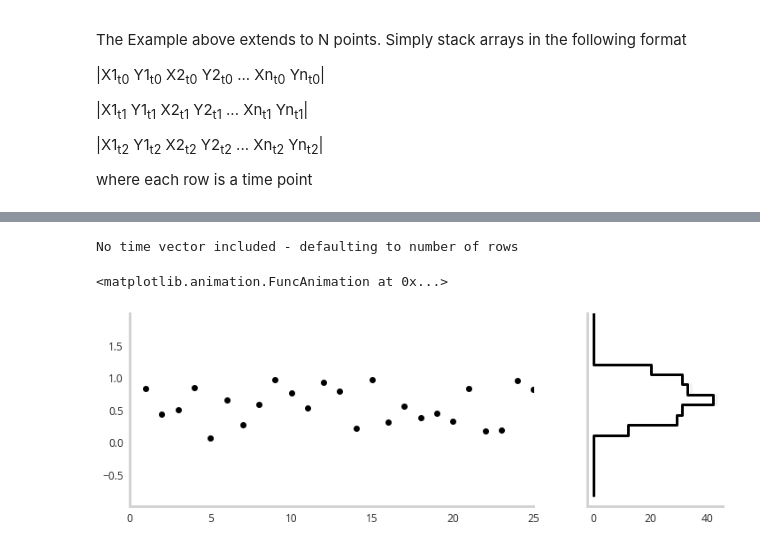
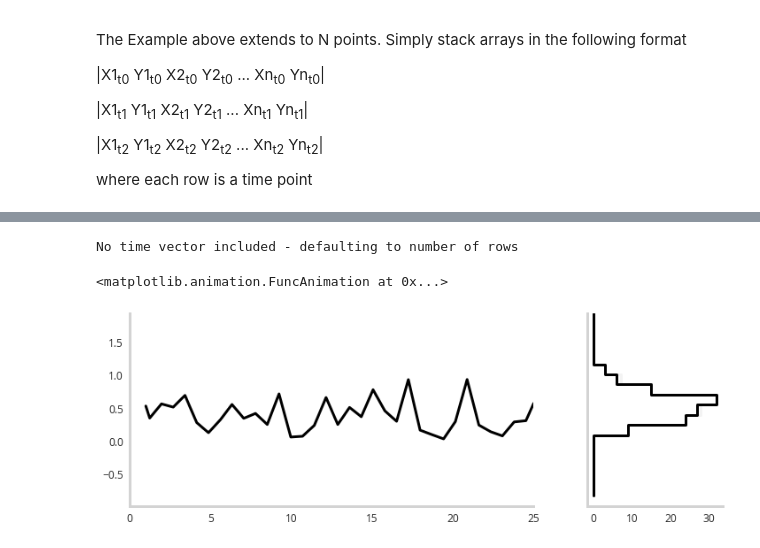
Before and after one commit to NicholasARossi/Easing-Animations-with-Python, a Jupyter notebook: animation_playground.ipynb, the cells around one changed output, grey strips where cells are left out. Saved outputs shown, nothing was run; the diff lists cells and outputs as text; code cells hidden in the pictures.

```diff
--- a/animation_playground.ipynb
+++ b/animation_playground.ipynb
@@ -1,10 +1,7 @@
 # %%
 %load_ext autoreload
 %autoreload 2
-
-
 import numpy as np
 import easing as easing
 import pandas as pd
 import matplotlib.pyplot as plt
-plt.style.use('rossidata')
@@ -117,8 +154,10 @@ No time vector included - defaulting to number of rows
 # %%
-# normal distribution plot without interpolation
-data = np.random.rand(200,1)
-easing.Eased(data).timeseries_animation(starting_pos = 25,speed=10,norm_hist=False)
+# adding linear interpolation to plot
+
+data=np.random.rand(40,1)
+
+easing.Eased(data).timeseries_animation(starting_pos = 25,interp_freq=3,n=1,speed=10,norm_hist=False,plot_kws={'linestyle':'-','marker':None})
 # %% [output]
 No time vector included - defaulting to number of rows
 <matplotlib.animation.FuncAnimation at 0x...>
-[figure, old version]
+[figure, new version]
```
Also changed, not shown: parts of 37 cells of this notebook, 9 other files.
